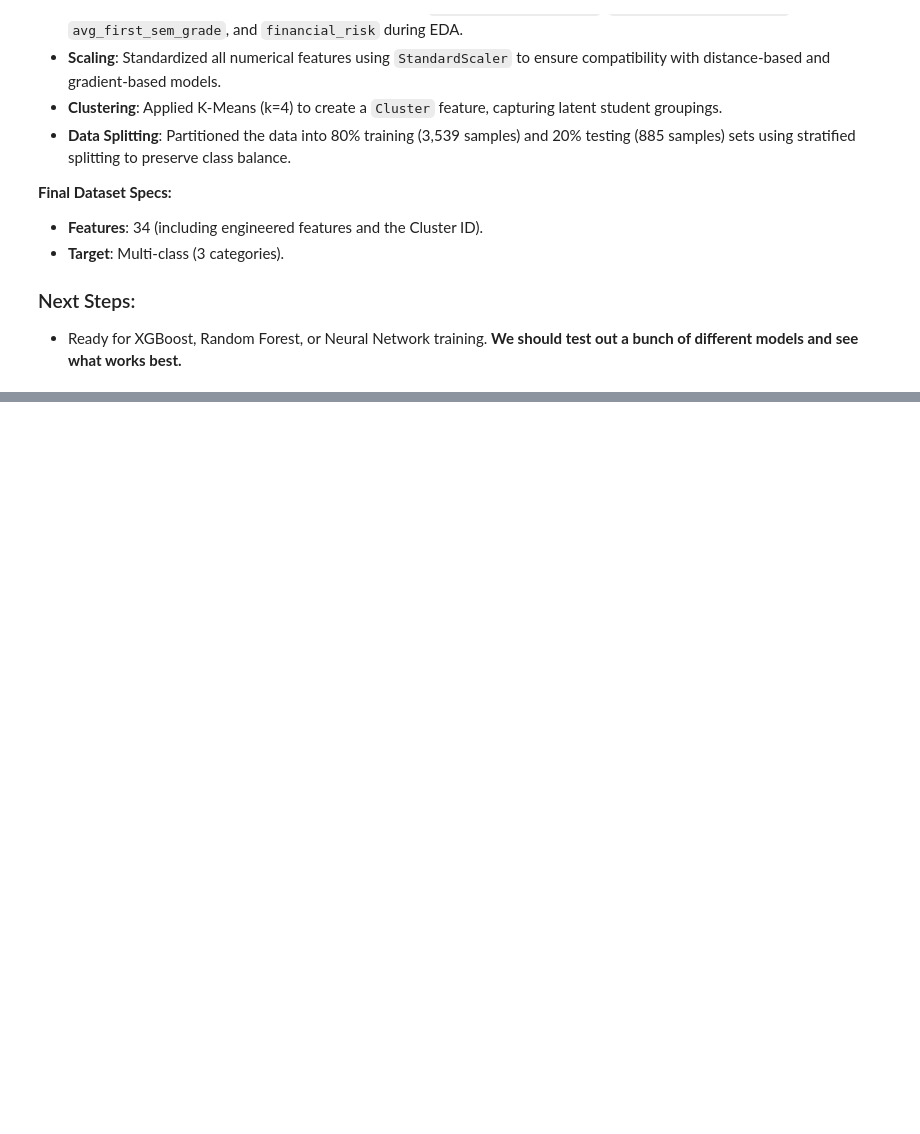
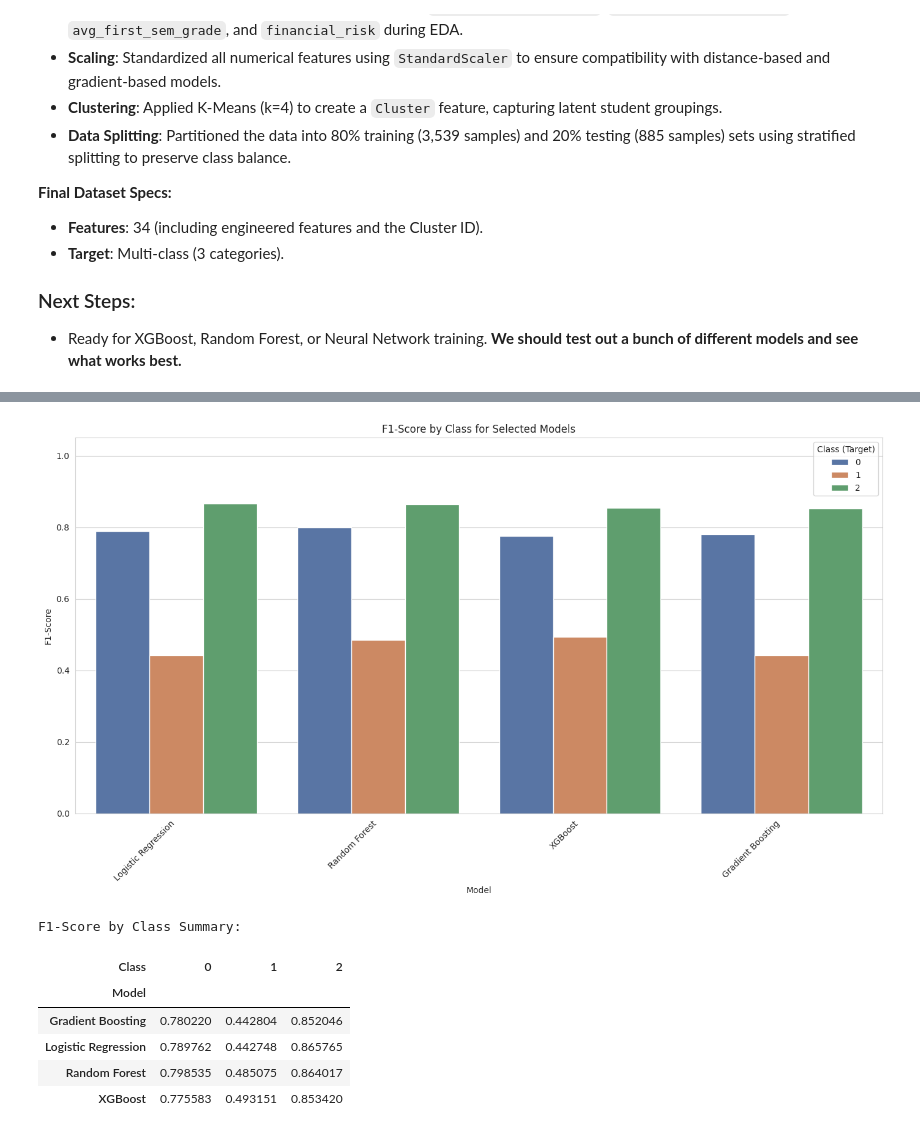
Before and after one commit to Hmcg23/student_dropout_project, a Jupyter notebook: iX_DS_Project.ipynb, the cells around one changed output, grey strips where cells are left out. Cells and saved outputs as stored; diff of their text form; code cells hidden in the pictures; blank space fills up the shorter version.

```diff
--- a/iX_DS_Project.ipynb
+++ b/iX_DS_Project.ipynb
@@ -597,0 +977,50 @@ The dataset has been successfully prepared for the Model Selection and Training
+# %%
+import pandas as pd
+import matplotlib.pyplot as plt
+import seaborn as sns
+from sklearn.metrics import classification_report
+
+# Create a dictionary to store classification reports as strings for parsing
+reports = {
+    "Logistic Regression": classification_report(y_test, y_pred_log_reg, output_dict=True),
+    "Random Forest": classification_report(y_test, y_pred_rf, output_dict=True),
+    "XGBoost": classification_report(y_test, y_pred_xgb, output_dict=True),
+    "Gradient Boosting": classification_report(y_test, y_pred_gbc, output_dict=True)
+}
+
+# Prepare data for plotting
+plot_data = []
+for model_name, report_dict in reports.items():
+    for class_label in ['0', '1', '2']:
+        if class_label in report_dict:
+            plot_data.append({
+                'Model': model_name,
+                'Class': class_label,
+                'F1-Score': report_dict[class_label]['f1-score']
+            })
+
+df_class_f1 = pd.DataFrame(plot_data)
+
+# Plotting the grouped bar chart
+plt.figure(figsize=(14, 8))
+sns.barplot(x='Model', y='F1-Score', hue='Class', data=df_class_f1, palette='deep')
+plt.title('F1-Score by Class for Selected Models')
+plt.xlabel('Model')
+plt.ylabel('F1-Score')
+plt.ylim(0, 1.05)
+plt.xticks(rotation=45, ha='right')
+plt.legend(title='Class (Target)')
+plt.tight_layout()
+plt.show()
+
+print("F1-Score by Class Summary:")
+display(df_class_f1.pivot(index='Model', columns='Class', values='F1-Score'))
+# %% [output]
+[figure, added]
+F1-Score by Class Summary:
+| Class | 0 | 1 | 2 |
+| Model |  |  |  |
+| Gradient Boosting | 0.780220 | 0.442804 | 0.852046 |
+| Logistic Regression | 0.789762 | 0.442748 | 0.865765 |
+| Random Forest | 0.798535 | 0.485075 | 0.864017 |
+| XGBoost | 0.775583 | 0.493151 | 0.853420 |
```
Also changed, not shown: parts of 107 cells of this notebook.
